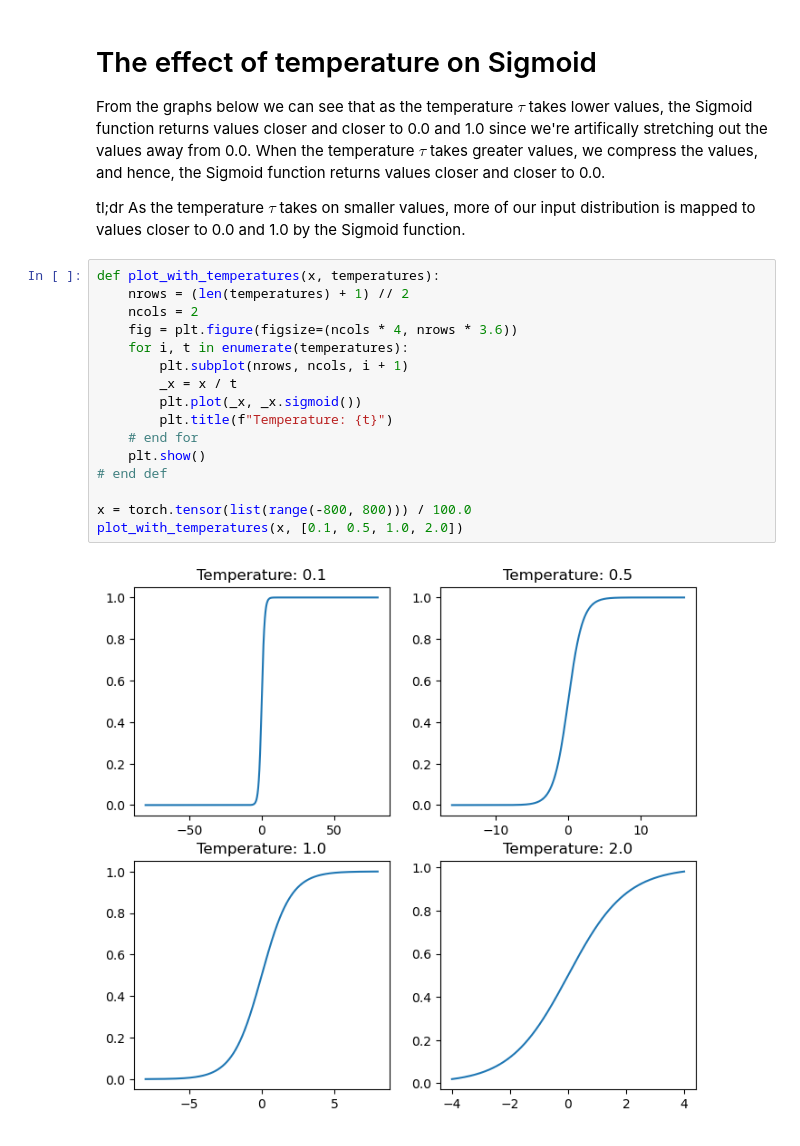
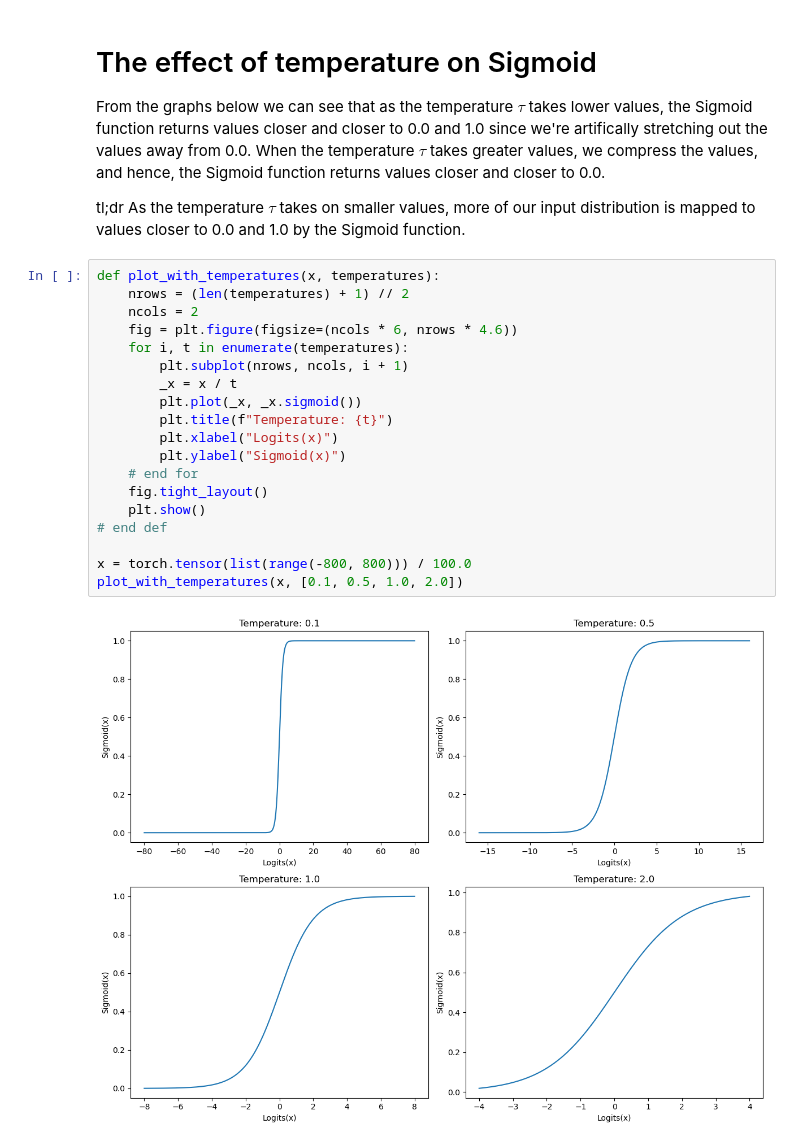
Before and after one commit to dhruvbird/ml-notebooks, a Jupyter notebook: nt-xent-loss/SoftMax and Sigmoid with temperature.ipynb, the cells around one changed output. Saved outputs shown, nothing was run; the diff lists cells and outputs as text.

```diff
--- a/nt-xent-loss/SoftMax and Sigmoid with temperature.ipynb
+++ b/nt-xent-loss/SoftMax and Sigmoid with temperature.ipynb
@@ -75,18 +80,21 @@ tl;dr As the temperature $\tau$ takes on smaller values, more of our input distr
 # %%
 def plot_with_temperatures(x, temperatures):
     nrows = (len(temperatures) + 1) // 2
     ncols = 2
-    fig = plt.figure(figsize=(ncols * 4, nrows * 3.6))
+    fig = plt.figure(figsize=(ncols * 6, nrows * 4.6))
     for i, t in enumerate(temperatures):
         plt.subplot(nrows, ncols, i + 1)
         _x = x / t
         plt.plot(_x, _x.sigmoid())
         plt.title(f"Temperature: {t}")
+        plt.xlabel("Logits(x)")
+        plt.ylabel("Sigmoid(x)")
     # end for
+    fig.tight_layout()
     plt.show()
 # end def
 
 x = torch.tensor(list(range(-800, 800))) / 100.0
 plot_with_temperatures(x, [0.1, 0.5, 1.0, 2.0])
 # %% [output]
-[figure, old version]
+[figure, new version]
```
Also changed, not shown: parts of 1 cell of this notebook.
